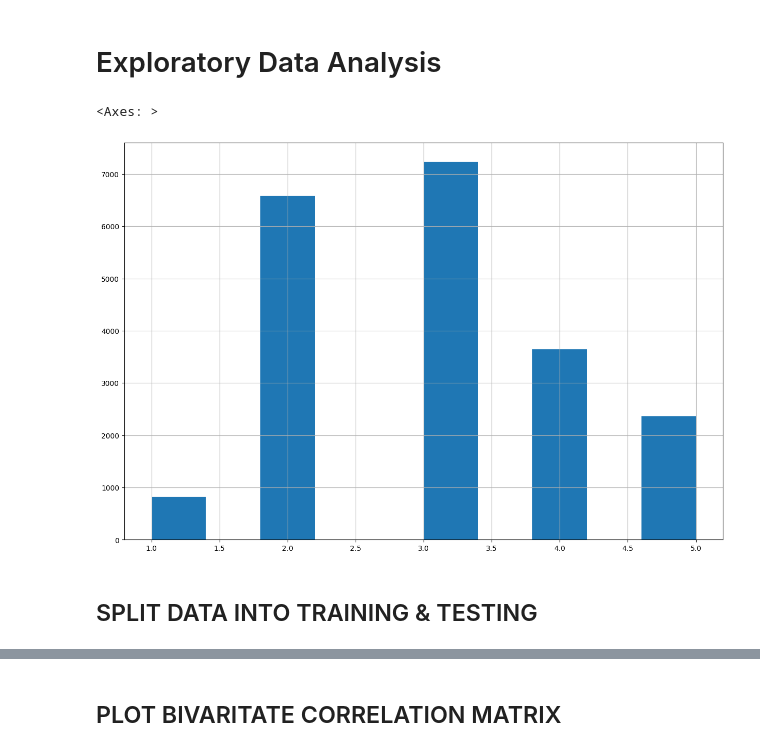
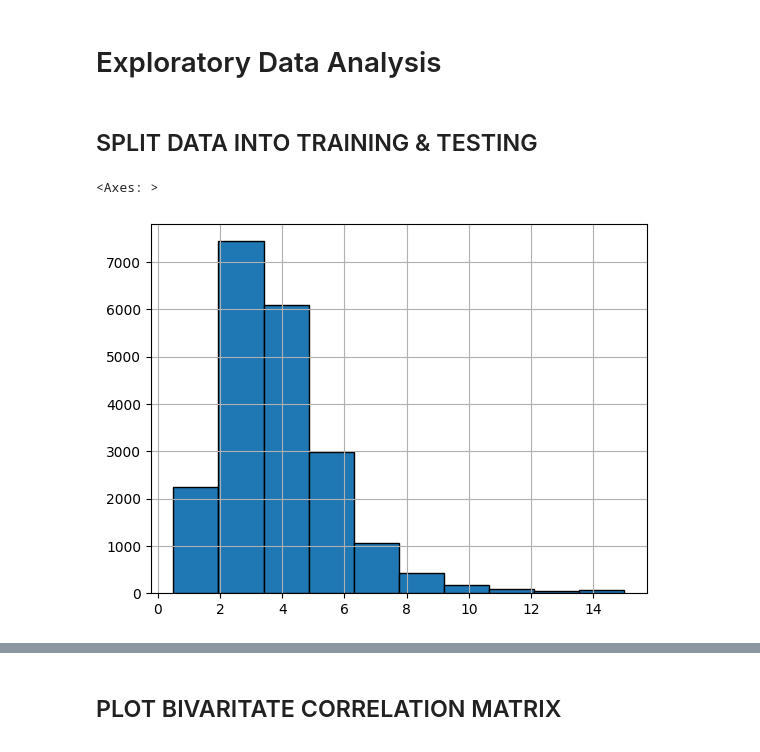
Before and after one commit to Motion115/ML-Labs, a Jupyter notebook: lab1/EDA_and_data_cleaning.ipynb, the cells around one changed output, grey strips where cells are left out. Drawn from its saved outputs; the diff is of its cells as text; code cells hidden in the pictures.

```diff
--- a/lab1/EDA_and_data_cleaning.ipynb
+++ b/lab1/EDA_and_data_cleaning.ipynb
@@ -98,19 +95,12 @@ ax=df.hist(bins=50,figsize=(15,10))
 [figure]
 # %% [markdown]
 # Exploratory Data Analysis
-# %%
-import numpy as np
-# # Defined a new feature income_cat which is income category and used if for sampling
-# df['income_cat']=np.ceil(df['median_income']/1.5)
-# df['income_cat'].where(df['income_cat']<5,5.0,inplace=True)
-
-df["income_cat"] = pd.cut(df["median_income"],
-                               bins=[0., 1.5, 3.0, 4.5, 6., np.inf],
-                               labels=[1, 2, 3, 4, 5])
-df["income_cat"].hist(figsize=(15,10))
-# %% [output]
-<Axes: >
-[figure, removed]
 # %% [markdown]
 ## SPLIT DATA INTO TRAINING & TESTING
+# %%
+import numpy as np
+df["median_income"].hist(edgecolor="black")
+# %% [output]
+<Axes: >
+[figure, added]
 # %%
```
Also changed, not shown: parts of 20 cells of this notebook, 3 other files.
